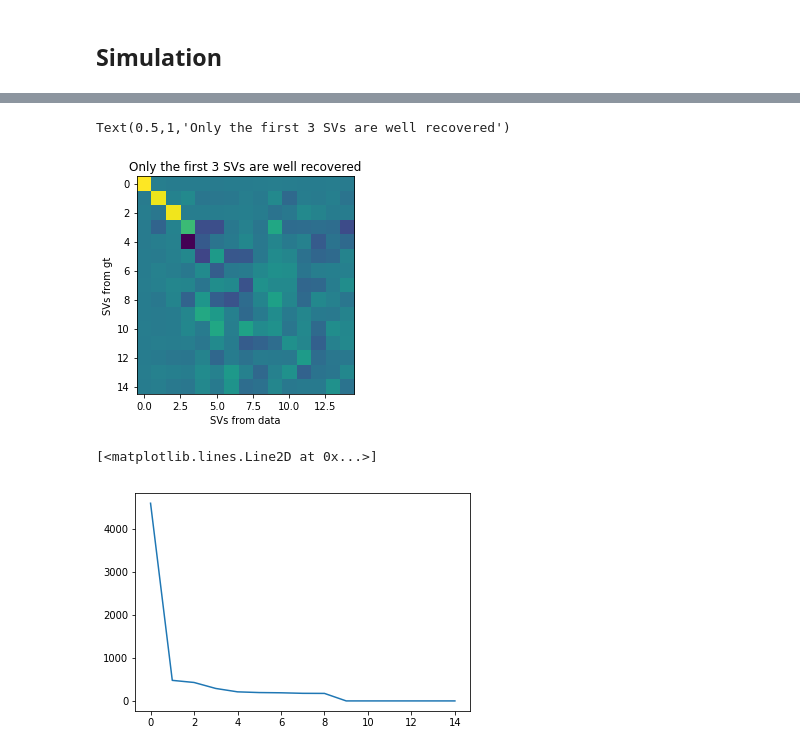
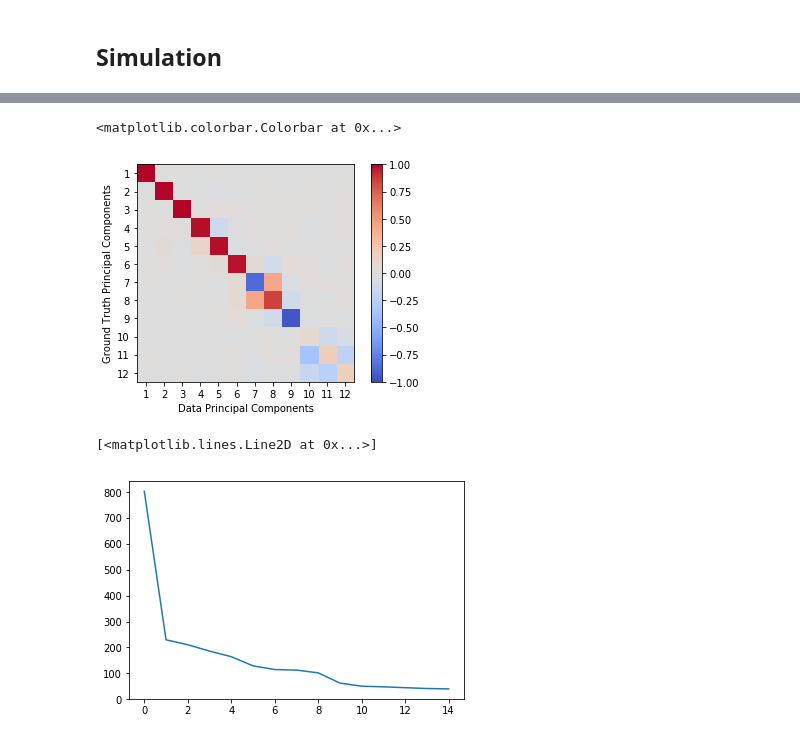
Before and after one commit to czbiohub-sf/molecular-cross-validation, a Jupyter notebook: src/noise2self_sc/Figure-PCA+Diffusion.ipynb, the cells around one changed output, grey strips where cells are left out. Drawn from its saved outputs; the diff is of its cells as text; code cells hidden in the pictures.

```diff
--- a/src/noise2self_sc/Figure-PCA+Diffusion.ipynb
+++ b/src/noise2self_sc/Figure-PCA+Diffusion.ipynb
@@ -245,17 +267,21 @@ Text(0.5,1,'Variance Explained')
-# %%
-plt.imshow(V.dot(Vz.T))
-plt.xlabel('SVs from data')
-plt.ylabel('SVs from gt')
-plt.title("Only the first 3 SVs are well recovered")
-# %% [output]
-Text(0.5,1,'Only the first 3 SVs are well recovered')
-[figure, removed]
+# %%
+n_pcs = 12
+plt.imshow(V.dot(Vz.T)[:n_pcs,:n_pcs], vmax = 1, vmin = -1)
+plt.set_cmap('coolwarm')
+plt.xlabel('Data Principal Components')
+plt.ylabel('Ground Truth Principal Components')
+plt.xticks(np.arange(n_pcs), np.arange(1, n_pcs + 1))
+plt.yticks(np.arange(n_pcs), np.arange(1, n_pcs + 1))
+plt.colorbar()
+# %% [output]
+<matplotlib.colorbar.Colorbar at 0x...>
+[figure, added]
 # %%
-U, S, V = randomized_svd(np.log(mean), 15)
-plt.plot(S)
+Um, Sm, Vm = randomized_svd(mean, 15)
+plt.plot(Sm)
 # %% [output]
 [<matplotlib.lines.Line2D at 0x...>]
-[figure, old version]
+[figure, new version]
 # %%
 _, t_opt, re_loss, ss_loss, gt_loss, t_range = diffusion_sweep(x1, x2, np.sqrt, z, max_t = 15)
 
```
Also changed, not shown: parts of 14 cells of this notebook, 1 other file.
